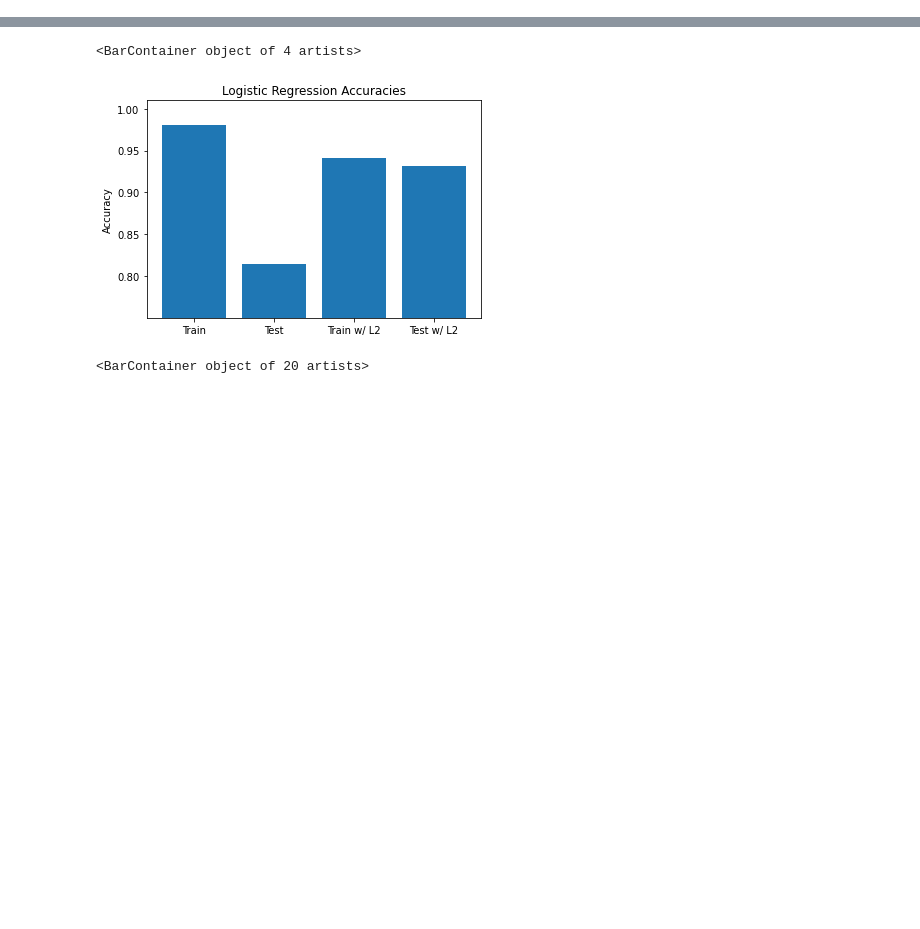
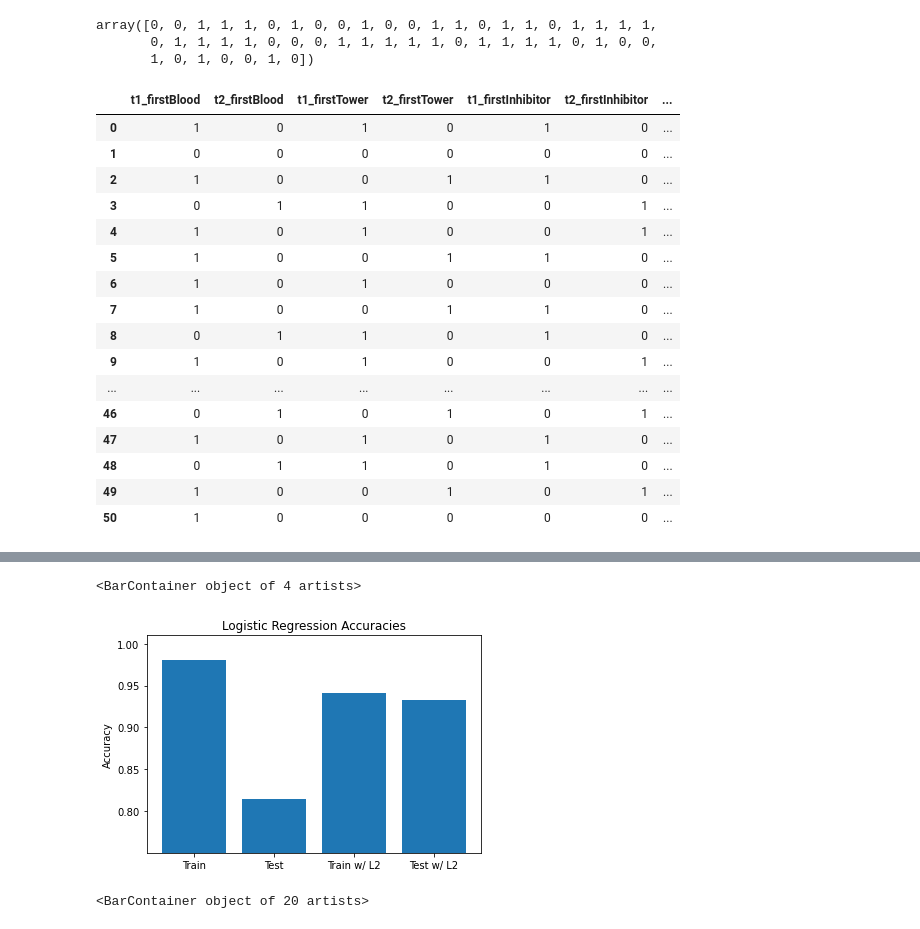
Before and after one commit to patrick-mcclure/a_day_in_the_life_of_a_data_scientist, a Jupyter notebook: Logistic_Regression_Tutorial_using_LoL_Data.ipynb, the cells around one changed output, grey strips where cells are left out. Cells and saved outputs as stored; diff of their text form; code cells hidden in the pictures; blank space fills up the shorter version.

```diff
--- a/Logistic_Regression_Tutorial_using_LoL_Data.ipynb
+++ b/Logistic_Regression_Tutorial_using_LoL_Data.ipynb
@@ -136,0 +37,22 @@ objectives_array.shape
+# %%
+#List of input features
+objectives = ['t1_firstBlood',
+ 't2_firstBlood',
+ 't1_firstTower',
+ 't2_firstTower',
+ 't1_firstInhibitor',
+ 't2_firstInhibitor',
+ 't1_firstBaron',
+ 't2_firstBaron',
+ 't1_firstDragon',
+ 't2_firstDragon',
+ 't1_firstRiftHerald',
+ 't2_firstRiftHerald',
+ 't1_towerKills',
+ 't2_towerKills',
+ 't1_inhibitorKills',
+ 't2_inhibitorKills',
+ 't1_baronKills',
+ 't2_baronKills',
+ 't1_dragonKills',
+ 't2_dragonKills']
@@ -136,0 +103,30 @@ objectives_array.shape
+# %%
+#Get train target matrix
+y_train = np.squeeze(winner_array_train - 1)
+y_train
+# %% [output]
+array([0, 0, 1, 1, 1, 0, 1, 0, 0, 1, 0, 0, 1, 1, 0, 1, 1, 0, 1, 1, 1, 1,
+       0, 1, 1, 1, 1, 0, 0, 0, 1, 1, 1, 1, 1, 0, 1, 1, 1, 1, 0, 1, 0, 0,
+       1, 0, 1, 0, 0, 1, 0])
+# %%
+#Get input table for the train data
+objectives_table_train = games_table_train[objectives]
+objectives_table_train
+# %% [output]
+|  | t1_firstBlood | t2_firstBlood | t1_firstTower | t2_firstTower | t1_firstInhibitor | t2_firstInhibitor | ... |
+| 0 | 1 | 0 | 1 | 0 | 1 | 0 | ... |
+| 1 | 0 | 0 | 0 | 0 | 0 | 0 | ... |
+| 2 | 1 | 0 | 0 | 1 | 1 | 0 | ... |
+| 3 | 0 | 1 | 1 | 0 | 0 | 1 | ... |
+| 4 | 1 | 0 | 1 | 0 | 0 | 1 | ... |
+| 5 | 1 | 0 | 0 | 1 | 1 | 0 | ... |
+| 6 | 1 | 0 | 1 | 0 | 0 | 0 | ... |
+| 7 | 1 | 0 | 0 | 1 | 1 | 0 | ... |
+| 8 | 0 | 1 | 1 | 0 | 1 | 0 | ... |
+| 9 | 1 | 0 | 1 | 0 | 0 | 1 | ... |
+| ... | ... | ... | ... | ... | ... | ... | ... |
+| 46 | 0 | 1 | 0 | 1 | 0 | 1 | ... |
+| 47 | 1 | 0 | 1 | 0 | 1 | 0 | ... |
+| 48 | 0 | 1 | 1 | 0 | 1 | 0 | ... |
+| 49 | 1 | 0 | 0 | 1 | 0 | 1 | ... |
+| 50 | 1 | 0 | 0 | 0 | 0 | 0 | ... |
```
Also changed, not shown: parts of 35 cells of this notebook, 3 other files.
